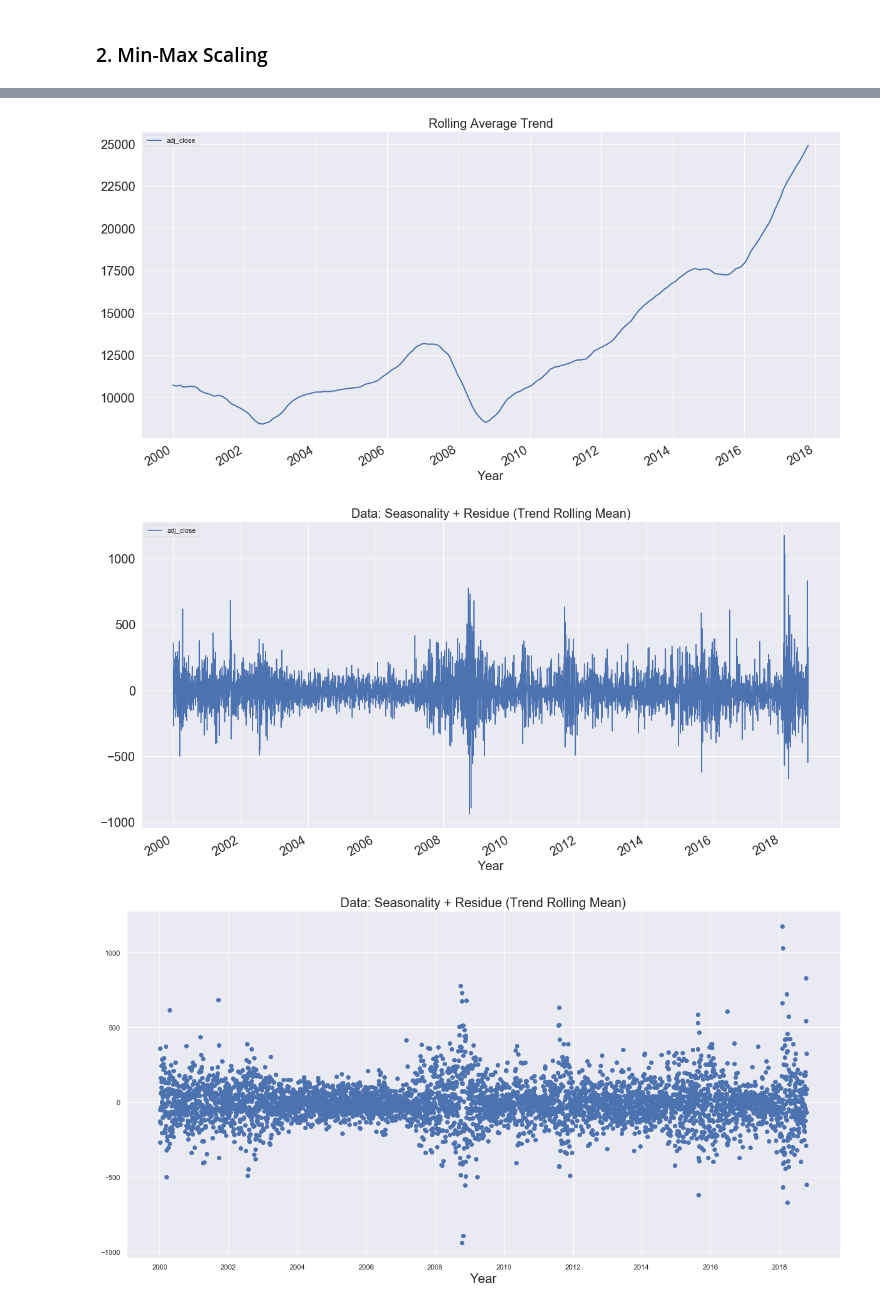
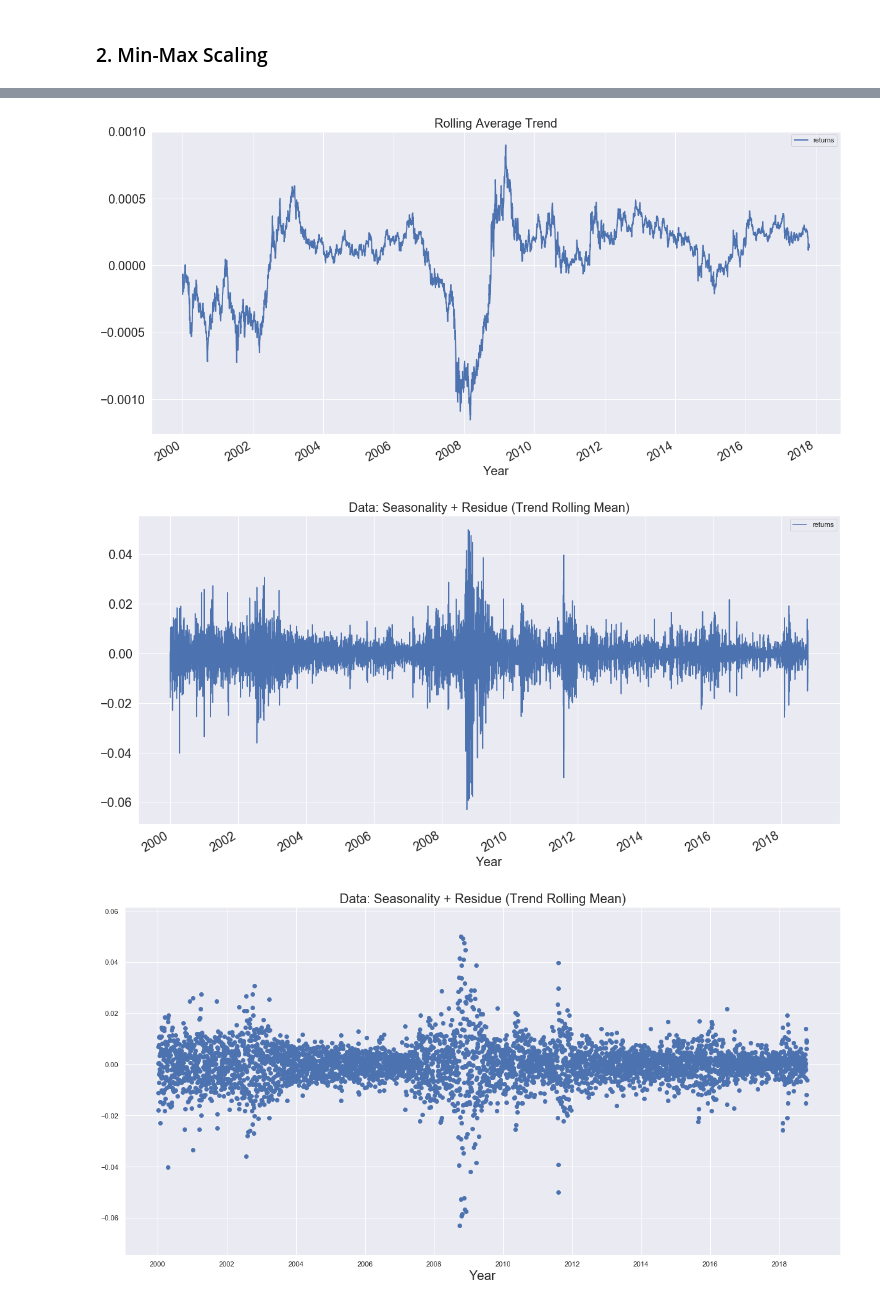
Before and after one commit to Keshav97/Final-Project, a Jupyter notebook: Preprocessing/Preprocessing.ipynb, the cells around one changed output, grey strips where cells are left out. Drawn from its saved outputs; the diff is of its cells as text; code cells hidden in the pictures.

```diff
--- a/Preprocessing/Preprocessing.ipynb
+++ b/Preprocessing/Preprocessing.ipynb
@@ -25,7 +26,7 @@ def read_file(filepath):
     df.drop(columns=['index'], inplace=True)
     return df
 
-filepath = '../data/alphaVantage/DJI-full-daily_adjusted.csv'
+filepath = '../data/alphaVantage/INX-full-daily_adjusted.csv'
 stocks = read_file(filepath)
 print(stocks.info())
 stocks.head()
@@ -174,6 +172,7 @@ Frequency adjustment - https://stackoverflow.com/a/47610117
 # %%
-df = stocks
-decomposition_param = 'adj_close'
+# df = stocks
+# decomposition_param = 'adj_close'
+df = stock_returns
 # df = std_scaled_stock_returns
 # df = minmax_scaled_stock_returns
-# decomposition_param = 'returns'
+decomposition_param = 'returns'
@@ -212,9 +179,3 @@ Multiplicative: Seasonlity and Residue
-# %%
-df = stocks
-decomposition_param = 'adj_close'
-# df = std_scaled_stock_returns
-# df = minmax_scaled_stock_returns
-# decomposition_param = 'returns'
 # %%
 daily_returns = df[[decomposition_param]]
 # window size of 252 days rolling around a year (Number of trading days in a year = 252)
@@ -223,22 +184,22 @@ daily_returns.rolling(252).mean().plot(figsize=(20,10), linewidth=2, fontsize=20
 plt.title("Rolling Average Trend", fontsize=20)
 plt.xlabel('Year', fontsize=20);
 # %% [output]
-[figure, old version]
+[figure, new version]
 # %%
 # Removing the trend (to see the seasonality and noise)
-
-daily_returns.diff().plot(figsize=(20,10), fontsize=20)
+daily_returns_detrend = daily_returns.diff()
+daily_returns_detrend.plot(figsize=(20,10), fontsize=20)
 plt.title('Data: Seasonality + Residue (Trend Rolling Mean)', fontsize=20)
 plt.xlabel('Year', fontsize=20);
 
 # Scatter Plot
 plt.figure(figsize=(20, 10))
-plt.scatter(daily_returns.index, daily_returns.diff())
+plt.scatter(daily_returns.index, daily_returns_detrend)
 plt.title('Data: Seasonality + Residue (Trend Rolling Mean)', fontsize=20)
 plt.xlabel('Year', fontsize=20);
 # %% [output]
-[figure, old version]
+[figure, new version]
-[figure, old version]
+[figure, new version]
 # %%
 df[decomposition_param].diff().autocorr(lag=1)
 # %% [output]
```
Also changed, not shown: parts of 17 cells of this notebook.
